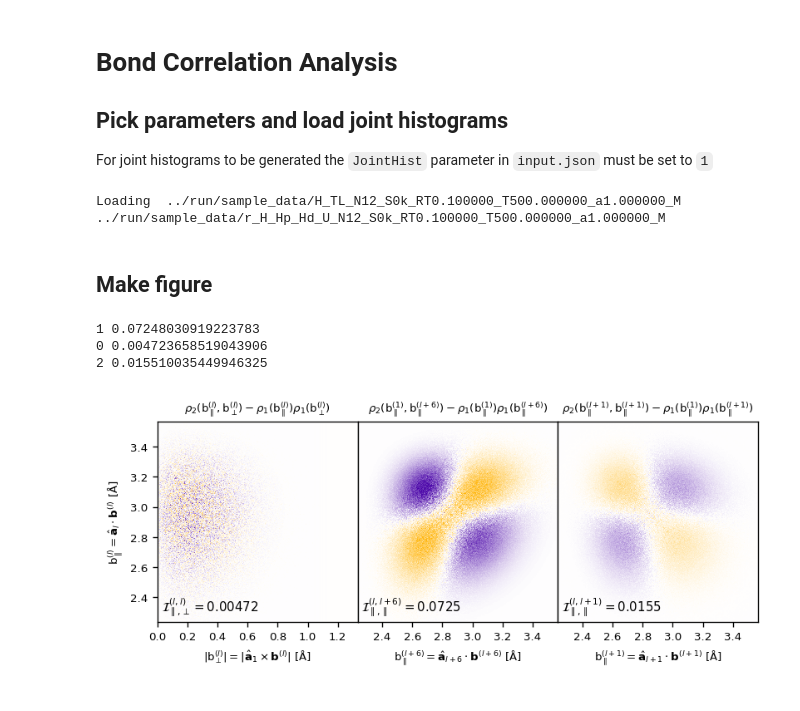
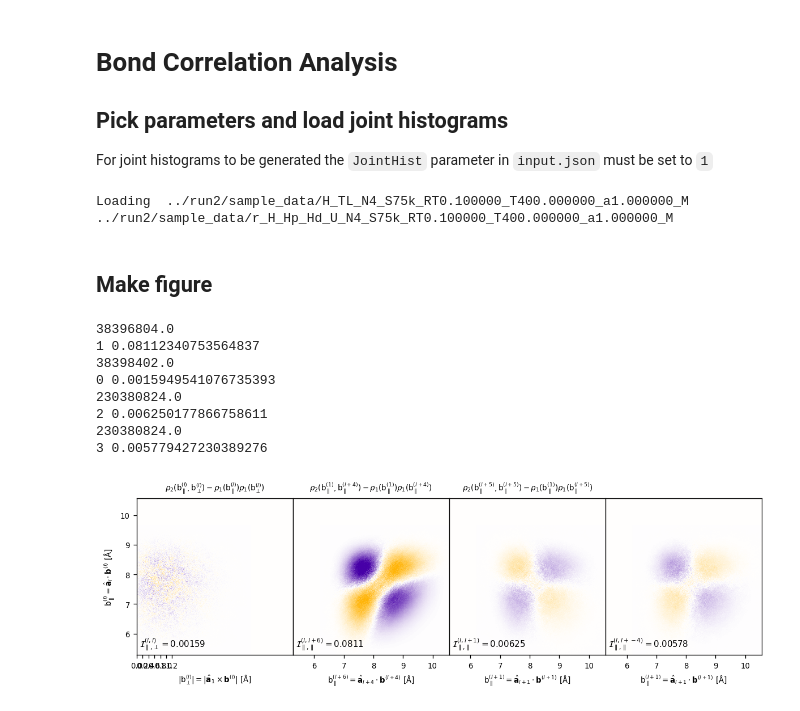
Before and after one commit to tomswinburne/BLaSA, a Jupyter notebook: analyze/bond_lattice_correlation.ipynb, the cells around one changed output. Saved outputs shown, nothing was run; the diff lists cells and outputs as text; code cells hidden in the pictures.

```diff
--- a/analyze/bond_lattice_correlation.ipynb
+++ b/analyze/bond_lattice_correlation.ipynb
@@ -15,7 +15,7 @@ import json
 # %%
 with open("../input.json", "r") as f:
     input_data = json.load(f)
-dump_folder = os.path.join('../run',input_data['dump_folder'])
+dump_folder = os.path.join('../run2',input_data['dump_folder'])
 print(dump_folder)
 a0 = input_data['potential']['a0']
 # %% [output]
@@ -27,7 +27,7 @@ a0 = input_data['potential']['a0']
 # %%
 # Specify as strings to guarantee match with filename
 JH_RT = '0.1' # Relative Transverse strength
-JH_T = '500' # Temperature
+JH_T = '400' # Temperature
 JH_am = '1.00' # Relative Lattice Parameter == 1 + Strain
 
 MarginalHistPath = glob.glob(os.path.join(dump_folder,"r_*_RT%s*T%s*a%s*" % (JH_RT,JH_T,JH_am)))
@@ -40,7 +40,7 @@ if len(JointHistPath) > 0 and len(MarginalHistPath)>0:
 else:
     print("Couldn't find files")
 # %% [output]
-Loading  ../run/sample_data/H_TL_N12_S0k_RT0.100000_T500.000000_a1.000000_M ../run/sample_data/r_H_Hp_Hd_U_N12_S0k_RT0.100000_T500.000000_a1.000000_M
+Loading  ../run2/sample_data/H_TL_N4_S75k_RT0.100000_T400.000000_a1.000000_M ../run2/sample_data/r_H_Hp_Hd_U_N4_S75k_RT0.100000_T400.000000_a1.000000_M
 # %% [markdown]
 ## Make figure
 # %%
@@ -59,15 +59,15 @@ H=JointHist
 
 
 
-fig,axs=plt.subplots(1,3,figsize=(7,3),dpi=120,sharex=False,sharey=True)
+fig,axs=plt.subplots(1,4,figsize=(10,3),dpi=120,sharex=False,sharey=True)
 
-tlims = [0,700]
+tlims = [0,bins//4]#[0,700]
 atlim = [r[tlims[0]]*a0-r[0]*a0,r[tlims[1]]*a0-r[0]*a0]
 
-llims = [500,1200]
+llims = [bins//4,bins//2]#[500,1200]
 allim = [r[llims[0]]*a0,r[llims[1]]*a0]
 
-for j in [1,0,2]:
+for j in [1,0,2,3]:
 
     if j==0:
         M = H[(j)*bins*bins:(j+1)*bins*bins].reshape((bins,bins))[llims[0]:llims[1],tlims[0]:tlims[1]].copy()
@@ -75,7 +75,9 @@ for j in [1,0,2]:
     else:
         M = H[(j)*bins*bins:(j+1)*bins*bins].reshape((bins,bins))[llims[0]:llims[1],llims[0]:llims[1]].copy()
         plim = [allim[0],allim[1],allim[0],allim[1]]
-
+    print(M.sum())
+    if M.sum()==0:
+        continue
     M /= M.sum()
     rhol = M.sum(axis=0)
     rhor = M.sum(axis=1)
@@ -98,37 +100,44 @@ for j in [1,0,2]:
     axs[j].matshow(M,cmap=cm,extent=plim,vmin=-mM,vmax=mM)
 
     #axs[j].text(0.02,0.02,r"$\int\ln|\rho_1\rho_1/\rho_2|\rho_1\rho_1=%.3g$" % RE,\
     if j==0:
         axs[j].text(0.02,0.02,r"$\mathcal{I}^{(l,l)}_{\parallel,\perp}=%.3g$" % RE,\
              fontsize=9,transform=axs[j].transAxes,horizontalalignment='left',verticalalignment='bottom')
     else:
         axs[j].text(0.02,0.02,r"$\mathcal{I}^{(l,l+%d)}_{\parallel,\parallel}=%.3g$" % (6-5*(j-1),RE),\
              fontsize=9,transform=axs[j].transAxes,horizontalalignment='left',verticalalignment='bottom')
 
 
 axs[0].set_title(r"$\rho_2({\rm b}^{(l)}_\parallel,{\rm b}^{(l)}_\perp)-\rho_1({\rm b}^{(l)}_\parallel)\rho_1({\rm b}^{(l)}_\perp)$",fontsize=8,pad=0)
-axs[1].set_title(r"$\rho_2({\rm b}^{(1)}_\parallel,{\rm b}^{(l+6)}_\parallel)-\rho_1({\rm b}^{(1)}_\parallel)\rho_1({\rm b}^{(l+6)}_\parallel)$",fontsize=8,pad=0)
+axs[1].set_title(r"$\rho_2({\rm b}^{(1)}_\parallel,{\rm b}^{(l+4)}_\parallel)-\rho_1({\rm b}^{(1)}_\parallel)\rho_1({\rm b}^{(l+4)}_\parallel)$",fontsize=8,pad=0)
 axs[2].set_title(r"$\rho_2({\rm b}^{(l+1)}_\parallel,{\rm b}^{(l+1)}_\parallel)-\rho_1({\rm b}^{(1)}_\parallel)\rho_1({\rm b}^{(l+1)}_\parallel)$",fontsize=8,pad=0)
+axs[2].set_title(r"$\rho_2({\rm b}^{(l+5)}_\parallel,{\rm b}^{(l+5)}_\parallel)-\rho_1({\rm b}^{(1)}_\parallel)\rho_1({\rm b}^{(l+5)}_\parallel)$",fontsize=8,pad=0)
 
-for j in range(3):
+for j in range(4):
     axs[j].tick_params(labelsize=8)
     axs[j].tick_params(axis="x", bottom=True, labelbottom=True, top=False, labeltop=False)
     axs[j].tick_params(axis="y", left=False, labelleft=False, right=False, labelright=False)
 axs[0].tick_params(axis="y", left=True, labelleft=True, right=False, labelright=False)
 axs[0].set_xticks([0.0,0.2,0.4,0.6,0.8,1.0,1.2])
 axs[0].set_ylabel(r"${\rm b}^{(l)}_\parallel = \hat{\bf a}_{l}\cdot{\bf b}^{(l)}$ [$\rm\AA$]",fontsize=8)
 
 
 axs[0].set_xlabel(r"$|{\rm b}^{(l)}_\perp| = |\hat{\bf a}_{1}\times{\bf b}^{(l)}|$ [$\rm\AA$]",fontsize=8)
-axs[1].set_xlabel(r"${\rm b}^{(l+6)}_\parallel = \hat{\bf a}_{l+6}\cdot{\bf b}^{(l+6)}$ [$\rm\AA$]",fontsize=8)
+axs[1].set_xlabel(r"${\rm b}^{(l+6)}_\parallel = \hat{\bf a}_{l+4}\cdot{\bf b}^{(l+4)}$ [$\rm\AA$]",fontsize=8)
 axs[2].set_xlabel(r"${\rm b}^{(l+1)}_\parallel = \hat{\bf a}_{l+1}\cdot{\bf b}^{(l+1)}$ [$\rm\AA$]",fontsize=8)
+axs[3].set_xlabel(r"${\rm b}^{(l+1)}_\parallel = \hat{\bf a}_{l+1}\cdot{\bf b}^{(l+1)}$ [$\rm\AA$]",fontsize=8)
 
 plt.tight_layout()
 plt.subplots_adjust(wspace=0.,hspace=0.)
 
 plt.savefig("correlations_am%s_T%sK_RT%s.pdf" % (JH_RT,JH_T,JH_am) )
 # %% [output]
-1 0.07248030919223783
-0 0.004723658519043906
-2 0.015510035449946325
+38396804.0
+1 0.08112340753564837
+38398402.0
+0 0.0015949541076735393
+230380824.0
+2 0.006250177866758611
+230380824.0
+3 0.005779427230389276
-[figure, old version]
+[figure, new version]
```
Also changed, not shown: parts of 1 cell of this notebook, 2 other files.
